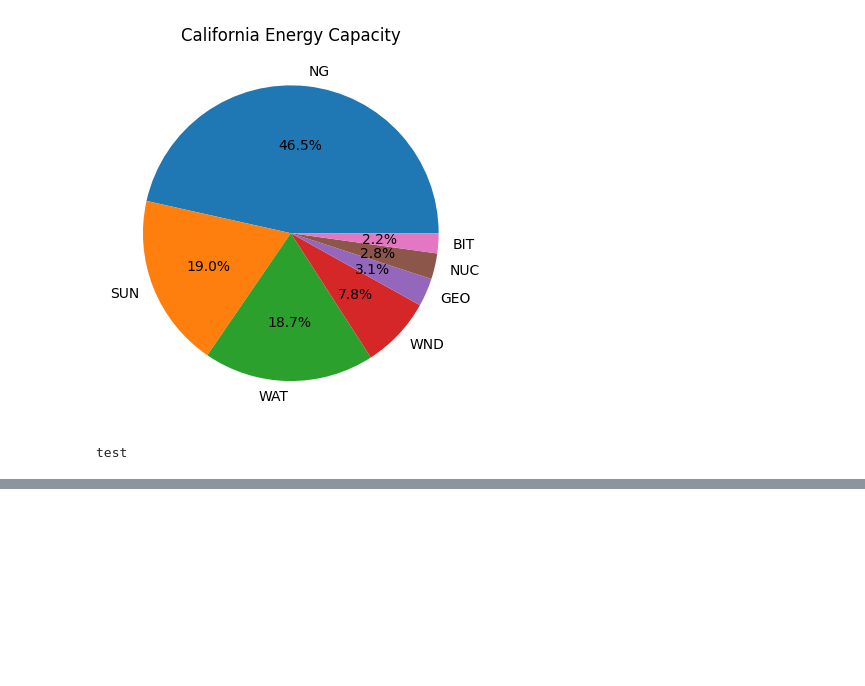
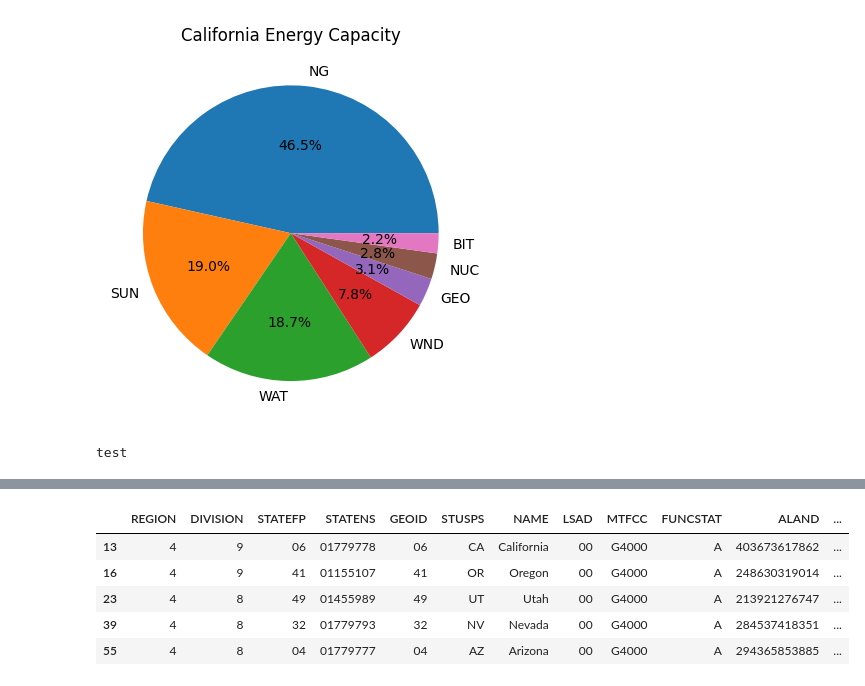
Before and after one commit to CatLava/data-projects, a Jupyter notebook: powerplant/California_powerplants.ipynb, the cells around one changed output, grey strips where cells are left out. Drawn from its saved outputs; the diff is of its cells as text; code cells hidden in the pictures; blank space fills up the shorter version.

```diff
--- a/powerplant/California_powerplants.ipynb
+++ b/powerplant/California_powerplants.ipynb
@@ -124,0 +166,13 @@ gdf.plot(ax=world.plot(figsize=(15,15)), marker='o')
+# %%
+western = ['CA','OR','UT','AZ','NV']
+non_continental = ['HI','VI','MP','GU','AK','AS','PR']
+us49 = dus
+west = us49[us49.STUSPS.isin(western)]
+west.head()
+# %% [output]
+|  | REGION | DIVISION | STATEFP | STATENS | GEOID | STUSPS | NAME | LSAD | MTFCC | FUNCSTAT | ALAND | ... |
+| 13 | 4 | 9 | 06 | 01779778 | 06 | CA | California | 00 | G4000 | A | 403673617862 | ... |
+| 16 | 4 | 9 | 41 | 01155107 | 41 | OR | Oregon | 00 | G4000 | A | 248630319014 | ... |
+| 23 | 4 | 8 | 49 | 01455989 | 49 | UT | Utah | 00 | G4000 | A | 213921276747 | ... |
+| 39 | 4 | 8 | 32 | 01779793 | 32 | NV | Nevada | 00 | G4000 | A | 284537418351 | ... |
+| 55 | 4 | 8 | 04 | 01779777 | 04 | AZ | Arizona | 00 | G4000 | A | 294365853885 | ... |
```
Also changed, not shown: parts of 11 cells of this notebook, 8 other files.
